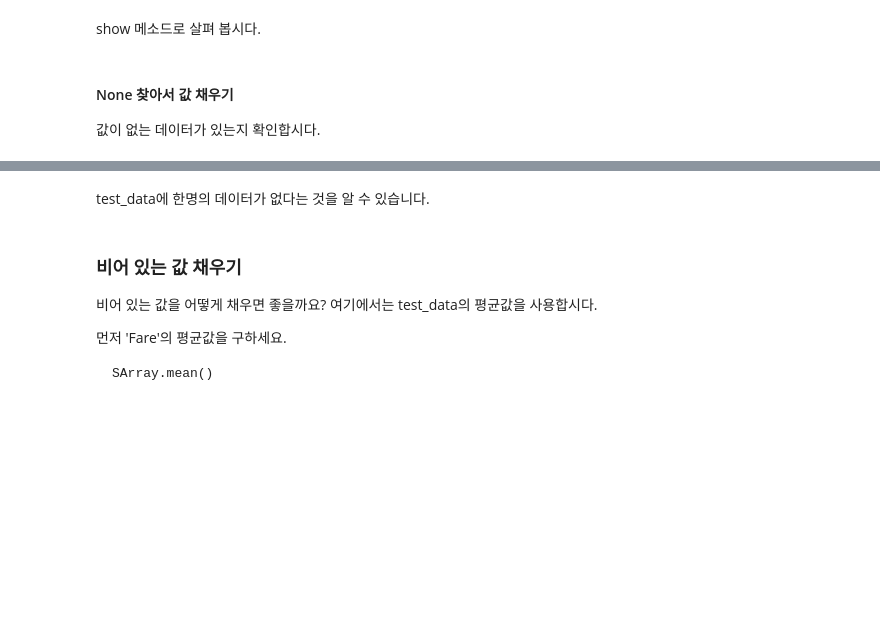
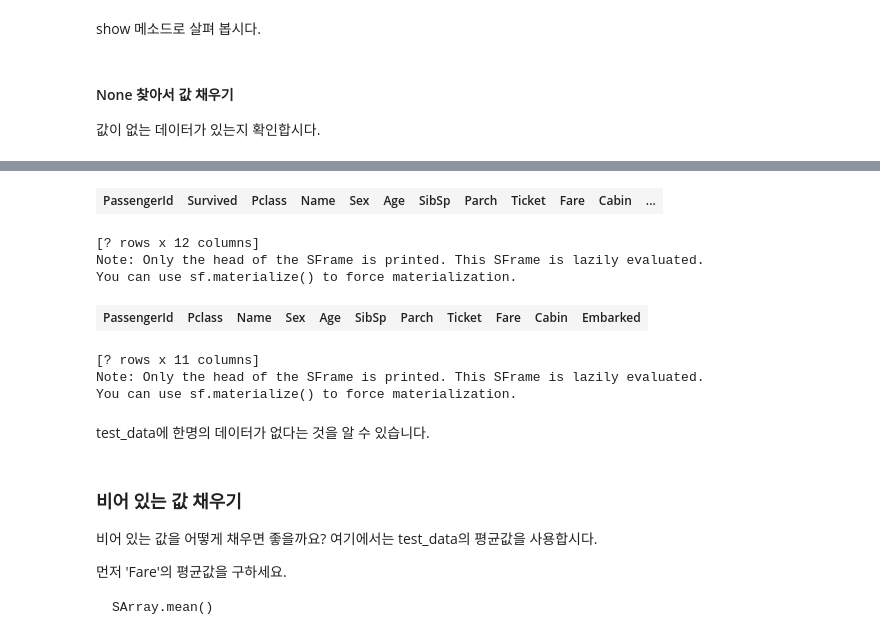
Before and after one commit to jinhee85/jupyter, a Jupyter notebook: Kaggle - Predicting Survival on the Titanic - Mini - Trainee (1).ipynb, the cells around one changed output, grey strips where cells are left out. Cells and saved outputs as stored; diff of their text form; code cells hidden in the pictures; blank space fills up the shorter version.

```diff
--- a/Kaggle - Predicting Survival on the Titanic - Mini - Trainee (1).ipynb
+++ b/Kaggle - Predicting Survival on the Titanic - Mini - Trainee (1).ipynb
@@ -316,3 +464,17 @@ You can use sf.materialize() to force materialization.
+# %%
+new_full_train_data[new_full_train_data['Fare'] == 'none']
+# %% [output]
+| PassengerId | Survived | Pclass | Name | Sex | Age | SibSp | Parch | Ticket | Fare | Cabin | ... |
+[? rows x 12 columns]
+Note: Only the head of the SFrame is printed. This SFrame is lazily evaluated.
+You can use sf.materialize() to force materialization.
+# %%
+new_test_data[new_test_data['Fare'] == 'none']
+# %% [output]
+| PassengerId | Pclass | Name | Sex | Age | SibSp | Parch | Ticket | Fare | Cabin | Embarked |
+[? rows x 11 columns]
+Note: Only the head of the SFrame is printed. This SFrame is lazily evaluated.
+You can use sf.materialize() to force materialization.
 # %% [markdown]
 test_data에 한명의 데이터가 없다는 것을 알 수 있습니다.
 # %% [markdown]
```
Also changed, not shown: parts of 44 cells of this notebook.
